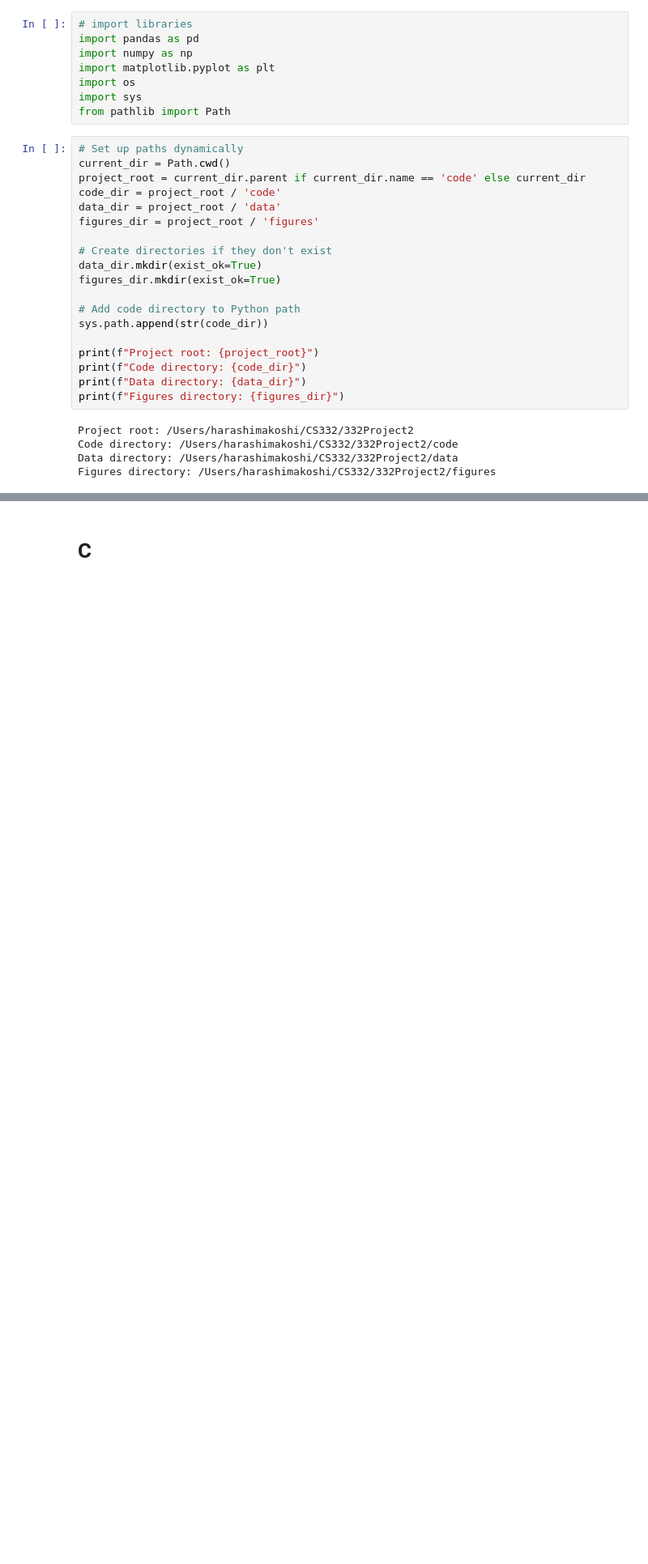
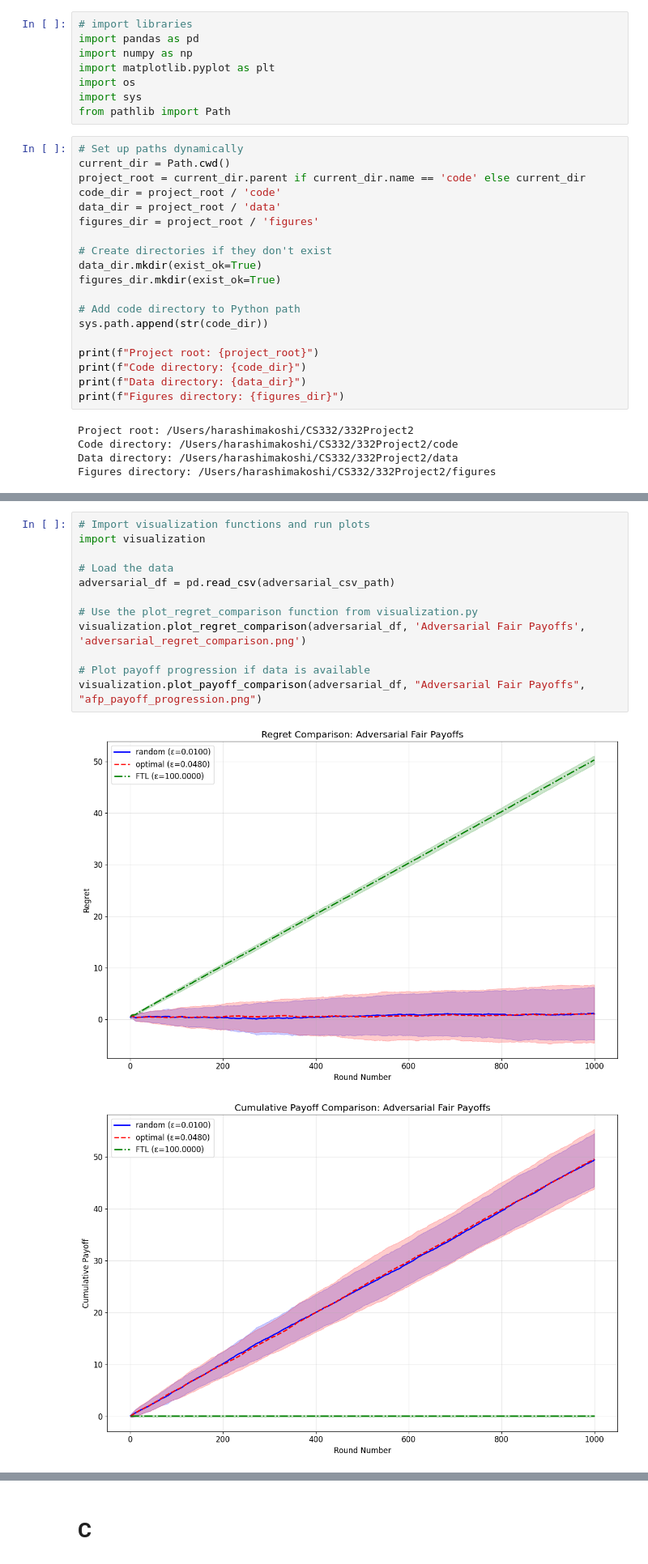
Before and after one commit to KoshiHarashima/CS332, a Jupyter notebook: 332Project2/code/final_analysis.ipynb, the cells around one changed output, grey strips where cells are left out. Shown at 81% size. Saved outputs shown, nothing was run; the diff lists cells and outputs as text; blank space fills up the shorter version.

```diff
--- a/332Project2/code/final_analysis.ipynb
+++ b/332Project2/code/final_analysis.ipynb
@@ -496,0 +150,15 @@ Rank data saved to /Users/harashimakoshi/CS332/332Project2/data/bernoulli_rank_a
+# %%
+# Import visualization functions and run plots
+import visualization
+
+# Load the data
+adversarial_df = pd.read_csv(adversarial_csv_path)
+
+# Use the plot_regret_comparison function from visualization.py
+visualization.plot_regret_comparison(adversarial_df, 'Adversarial Fair Payoffs', 'adversarial_regret_comparison.png')
+
+# Plot payoff progression if data is available
+visualization.plot_payoff_comparison(adversarial_df, "Adversarial Fair Payoffs", "afp_payoff_progression.png")
+# %% [output]
+[figure, added]
+[figure, added]
```
Also changed, not shown: parts of 18 cells of this notebook, 35 other files.
